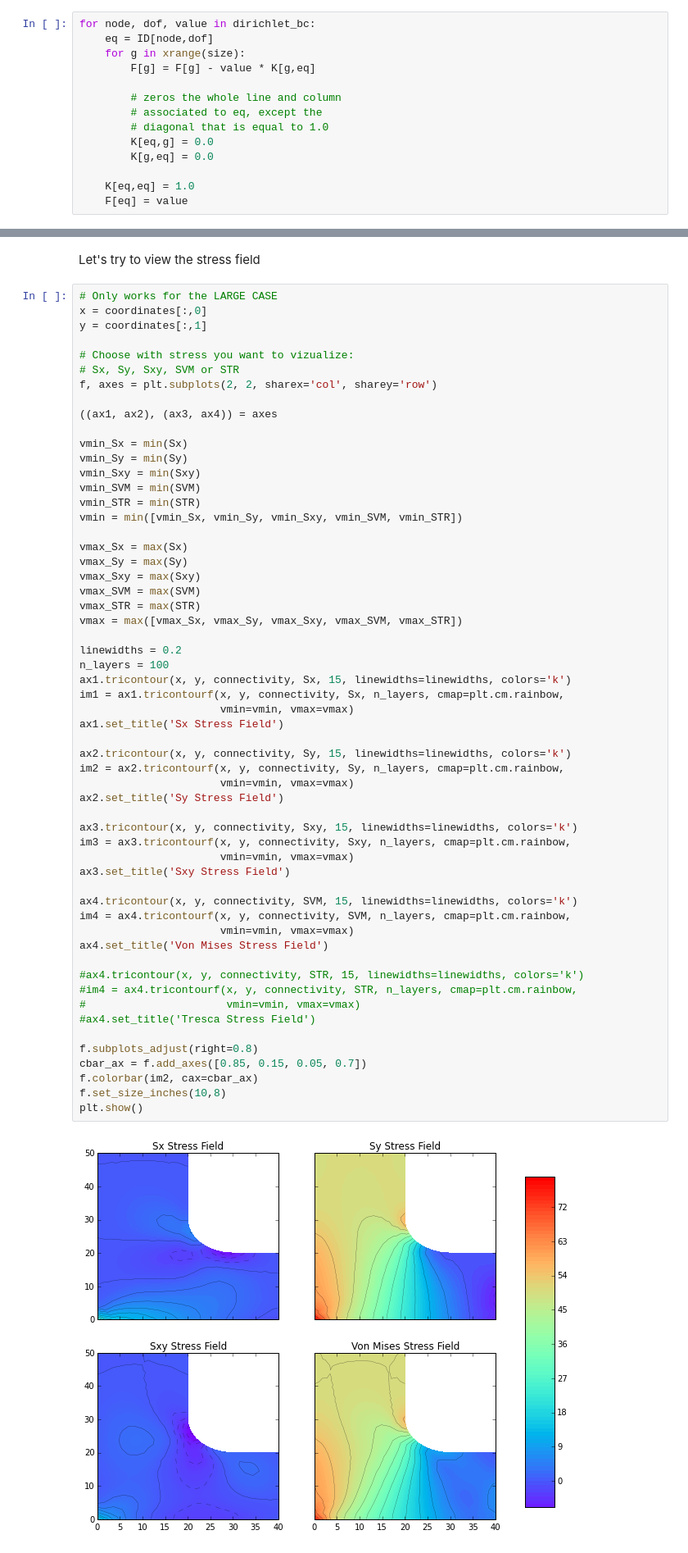
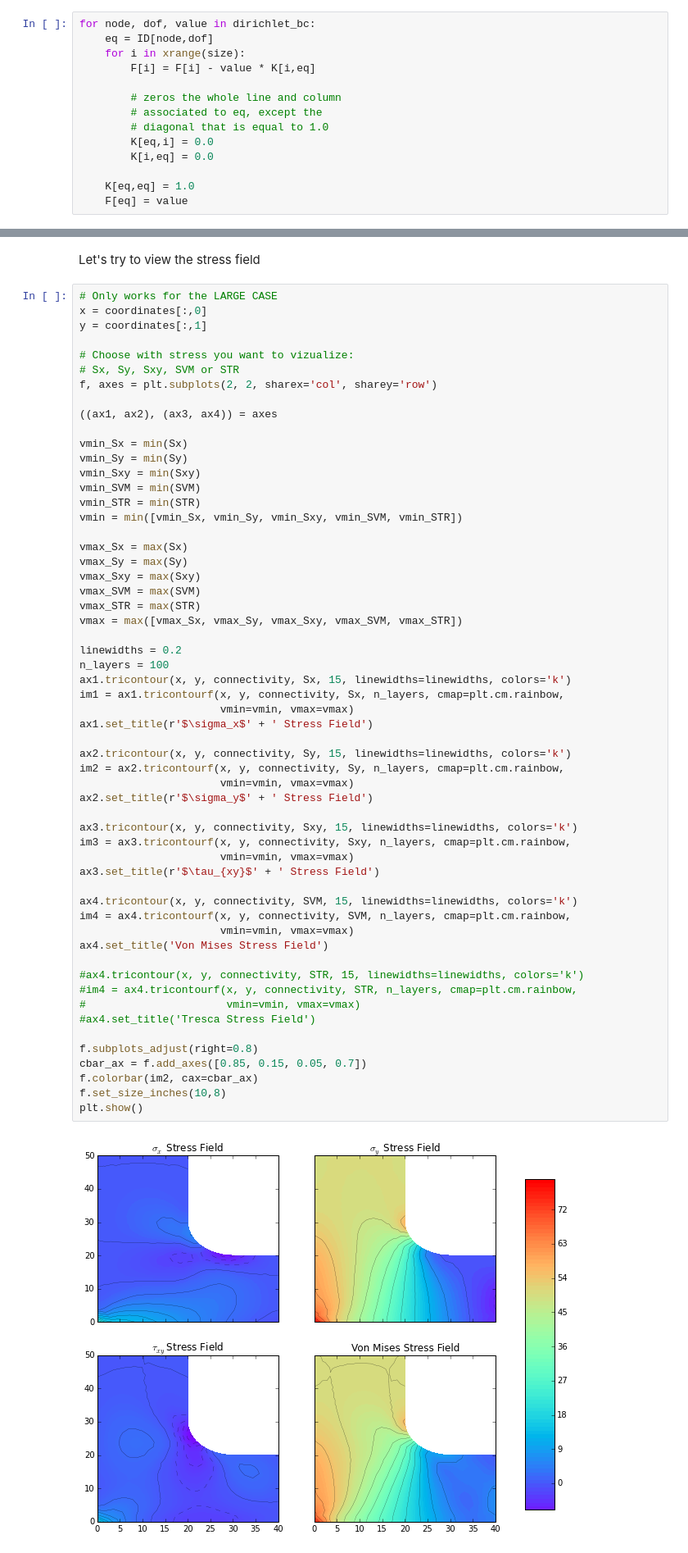
Before and after one commit to arthursoprana/fem-ipython-notebook, a Jupyter notebook: fem-python.ipynb, the cells around one changed output, grey strips where cells are left out. Shown: that part at 82% size. Cells and saved outputs as stored; diff of their text form.

```diff
--- a/fem-python.ipynb
+++ b/fem-python.ipynb
@@ -638,14 +647,14 @@ For the Dirichlet boundary condition, we set the line of the matrix associated t
 # %%
 for node, dof, value in dirichlet_bc:
     eq = ID[node,dof]
-    for g in xrange(size):
-        F[g] = F[g] - value * K[g,eq]
+    for i in xrange(size):
+        F[i] = F[i] - value * K[i,eq]
 
         # zeros the whole line and column
         # associated to eq, except the
         # diagonal that is equal to 1.0
-        K[eq,g] = 0.0
-        K[g,eq] = 0.0
+        K[eq,i] = 0.0
+        K[i,eq] = 0.0
 
     K[eq,eq] = 1.0
     F[eq] = value
@@ -859,34 +868,34 @@ vmax = max([vmax_Sx, vmax_Sy, vmax_Sxy, vmax_SVM, vmax_STR])
 linewidths = 0.2
 n_layers = 100
 ax1.tricontour(x, y, connectivity, Sx, 15, linewidths=linewidths, colors='k')
 im1 = ax1.tricontourf(x, y, connectivity, Sx, n_layers, cmap=plt.cm.rainbow,
                       vmin=vmin, vmax=vmax)
-ax1.set_title('Sx Stress Field')
+ax1.set_title(r'$\sigma_x$' + ' Stress Field')
 
 ax2.tricontour(x, y, connectivity, Sy, 15, linewidths=linewidths, colors='k')
 im2 = ax2.tricontourf(x, y, connectivity, Sy, n_layers, cmap=plt.cm.rainbow,
                       vmin=vmin, vmax=vmax)
-ax2.set_title('Sy Stress Field')
+ax2.set_title(r'$\sigma_y$' + ' Stress Field')
 
 ax3.tricontour(x, y, connectivity, Sxy, 15, linewidths=linewidths, colors='k')
 im3 = ax3.tricontourf(x, y, connectivity, Sxy, n_layers, cmap=plt.cm.rainbow,
                       vmin=vmin, vmax=vmax)
-ax3.set_title('Sxy Stress Field')
+ax3.set_title(r'$\tau_{xy}$' + ' Stress Field')
 
 ax4.tricontour(x, y, connectivity, SVM, 15, linewidths=linewidths, colors='k')
 im4 = ax4.tricontourf(x, y, connectivity, SVM, n_layers, cmap=plt.cm.rainbow,
                       vmin=vmin, vmax=vmax)
 ax4.set_title('Von Mises Stress Field')
 
 #ax4.tricontour(x, y, connectivity, STR, 15, linewidths=linewidths, colors='k')
 #im4 = ax4.tricontourf(x, y, connectivity, STR, n_layers, cmap=plt.cm.rainbow,
 #                      vmin=vmin, vmax=vmax)
 #ax4.set_title('Tresca Stress Field')
 
 f.subplots_adjust(right=0.8)
 cbar_ax = f.add_axes([0.85, 0.15, 0.05, 0.7])
 f.colorbar(im2, cax=cbar_ax)
 f.set_size_inches(10,8)
 plt.show()
 # %% [output]
-[figure, old version]
+[figure, new version]
```
Also changed, not shown: parts of 9 cells of this notebook.
